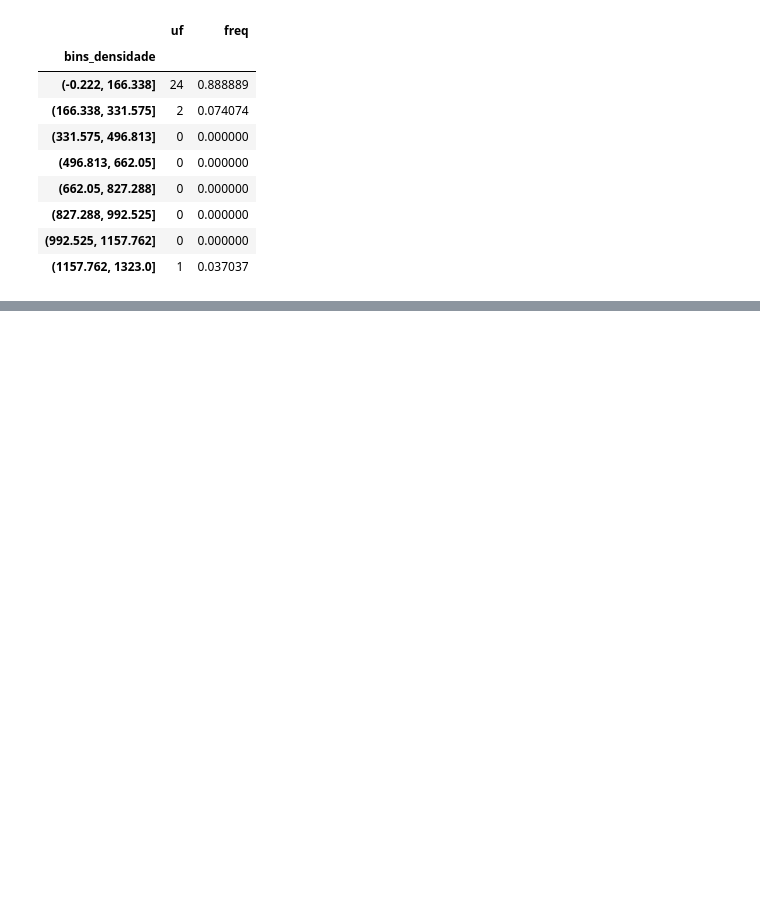
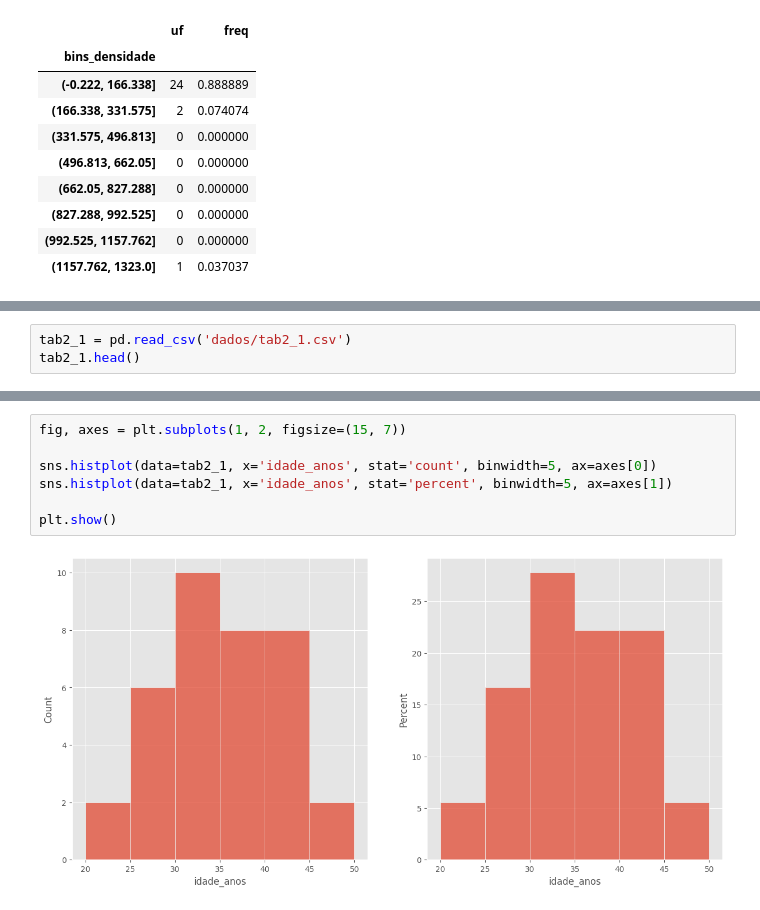
Before and after one commit to baldoinov/text-books, a Jupyter notebook: estatistica-basica/02-resumo-de-dados.ipynb, the cells around one changed output, grey strips where cells are left out. Drawn from its saved outputs; the diff is of its cells as text; blank space fills up the shorter version.

```diff
--- a/estatistica-basica/02-resumo-de-dados.ipynb
+++ b/estatistica-basica/02-resumo-de-dados.ipynb
@@ -195,0 +235,3 @@ freq_densidade
+# %%
+tab2_1 = pd.read_csv('dados/tab2_1.csv')
+tab2_1.head()
@@ -195,0 +245,9 @@ freq_densidade
+# %%
+fig, axes = plt.subplots(1, 2, figsize=(15, 7))
+
+sns.histplot(data=tab2_1, x='idade_anos', stat='count', binwidth=5, ax=axes[0])
+sns.histplot(data=tab2_1, x='idade_anos', stat='percent', binwidth=5, ax=axes[1])
+
+plt.show()
+# %% [output]
+[figure, added]
```
Also changed, not shown: parts of 37 cells of this notebook, 4 other files.
